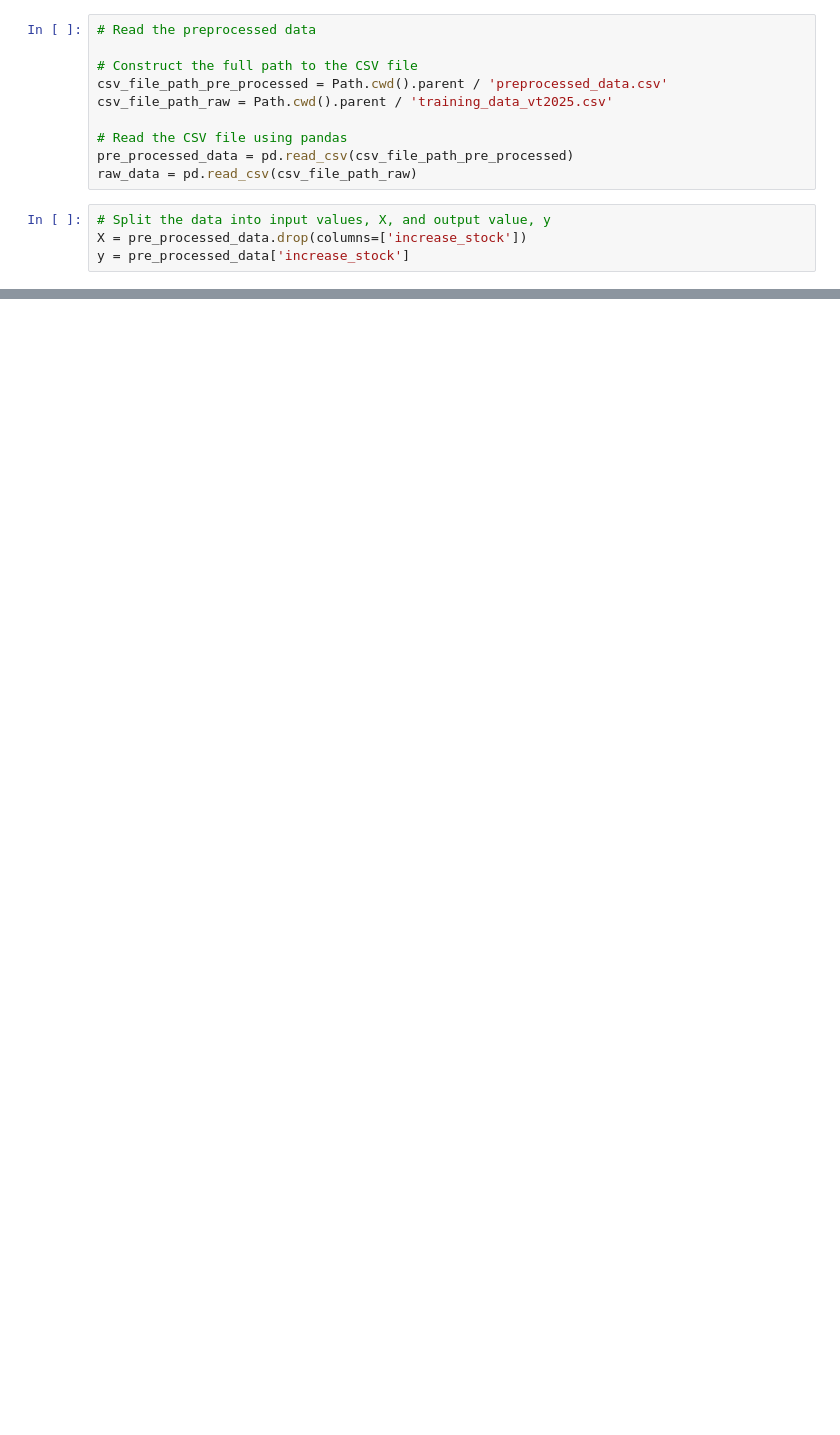
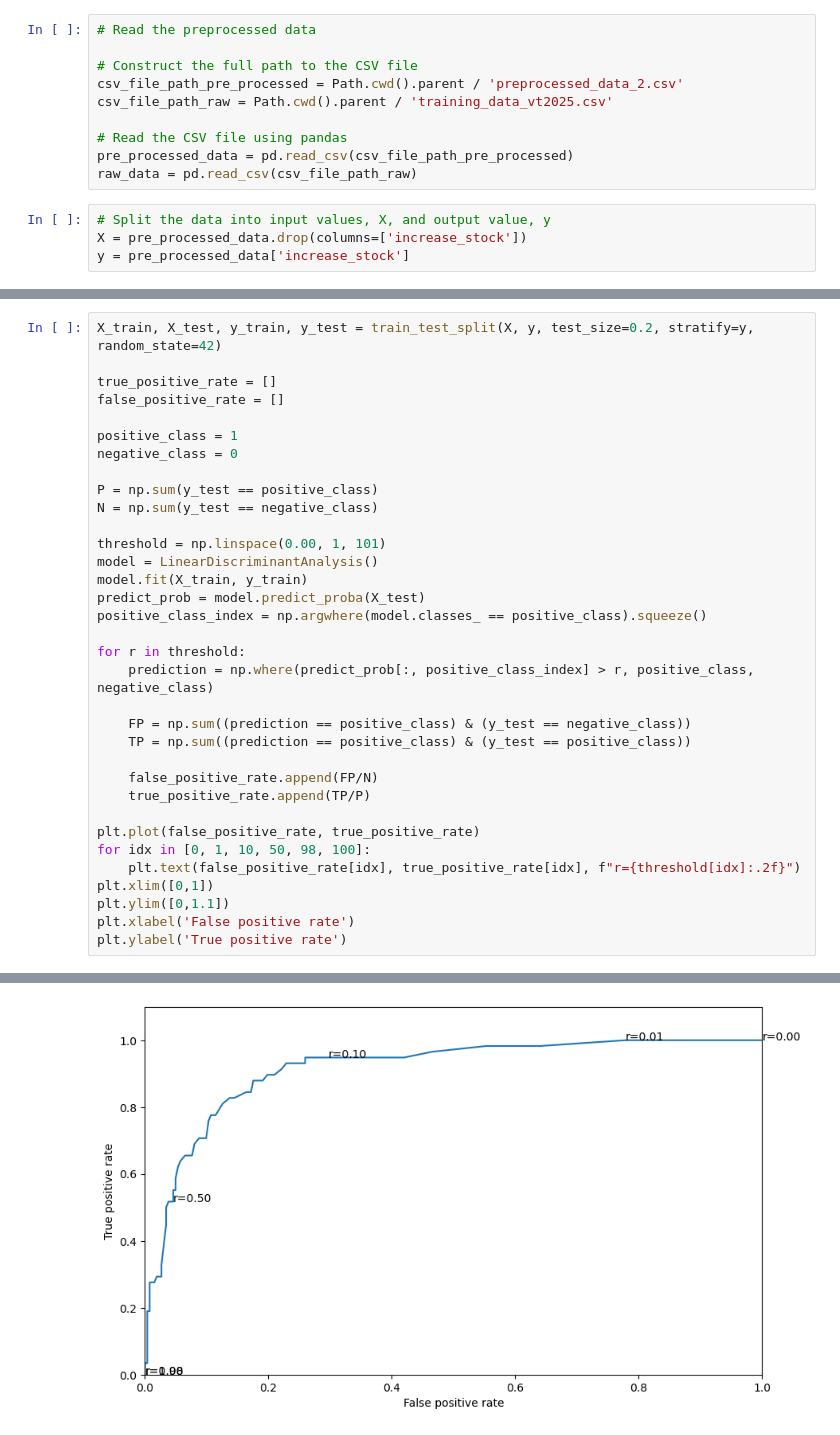
Before and after one commit to alexandersundquist/SML-Project, a Jupyter notebook: Model development/discriminant_analysis.ipynb, the cells around one changed output, grey strips where cells are left out. Cells and saved outputs as stored; diff of their text form; blank space fills up the shorter version.

Commit message:
tweaked modelling

```diff
--- a/Model development/discriminant_analysis.ipynb
+++ b/Model development/discriminant_analysis.ipynb
@@ -15,7 +22,7 @@ from sklearn.compose import ColumnTransformer
 # Read the preprocessed data
 
 # Construct the full path to the CSV file
-csv_file_path_pre_processed = Path.cwd().parent / 'preprocessed_data.csv'
+csv_file_path_pre_processed = Path.cwd().parent / 'preprocessed_data_2.csv'
 csv_file_path_raw = Path.cwd().parent / 'training_data_vt2025.csv'
 
 # Read the CSV file using pandas
@@ -117,0 +146,35 @@ classification_reports[1]
+# %%
+X_train, X_test, y_train, y_test = train_test_split(X, y, test_size=0.2, stratify=y, random_state=42)
+
+true_positive_rate = []
+false_positive_rate = []
+
+positive_class = 1
+negative_class = 0
+
+P = np.sum(y_test == positive_class)
+N = np.sum(y_test == negative_class)
+
+threshold = np.linspace(0.00, 1, 101)
+model = LinearDiscriminantAnalysis()
+model.fit(X_train, y_train)
+predict_prob = model.predict_proba(X_test)
+positive_class_index = np.argwhere(model.classes_ == positive_class).squeeze()
+
+for r in threshold:
+    prediction = np.where(predict_prob[:, positive_class_index] > r, positive_class, negative_class)
+
+    FP = np.sum((prediction == positive_class) & (y_test == negative_class))
+    TP = np.sum((prediction == positive_class) & (y_test == positive_class))
+
+    false_positive_rate.append(FP/N)
+    true_positive_rate.append(TP/P)
+
+plt.plot(false_positive_rate, true_positive_rate)
+for idx in [0, 1, 10, 50, 98, 100]:
+    plt.text(false_positive_rate[idx], true_positive_rate[idx], f"r={threshold[idx]:.2f}")
+plt.xlim([0,1])
+plt.ylim([0,1.1])
+plt.xlabel('False positive rate')
+plt.ylabel('True positive rate')
+# %% [output]
@@ -117,0 +182 @@ classification_reports[1]
+[figure, added]
```
Also changed, not shown: parts of 10 cells of this notebook, 4 other files.
